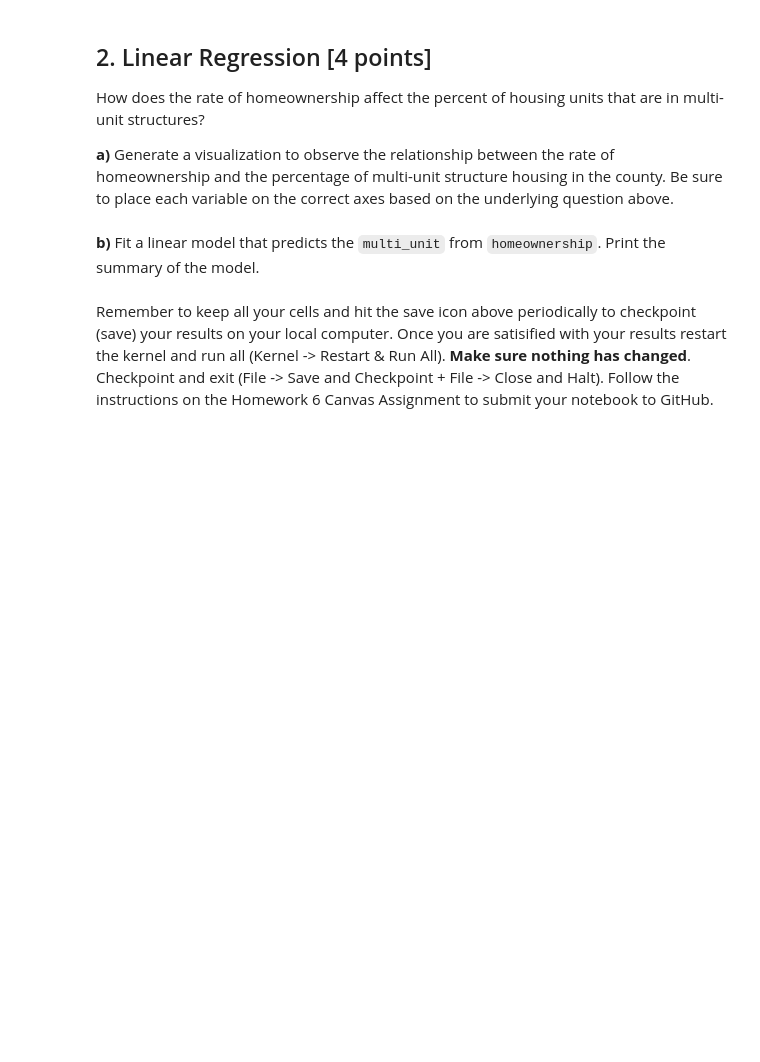
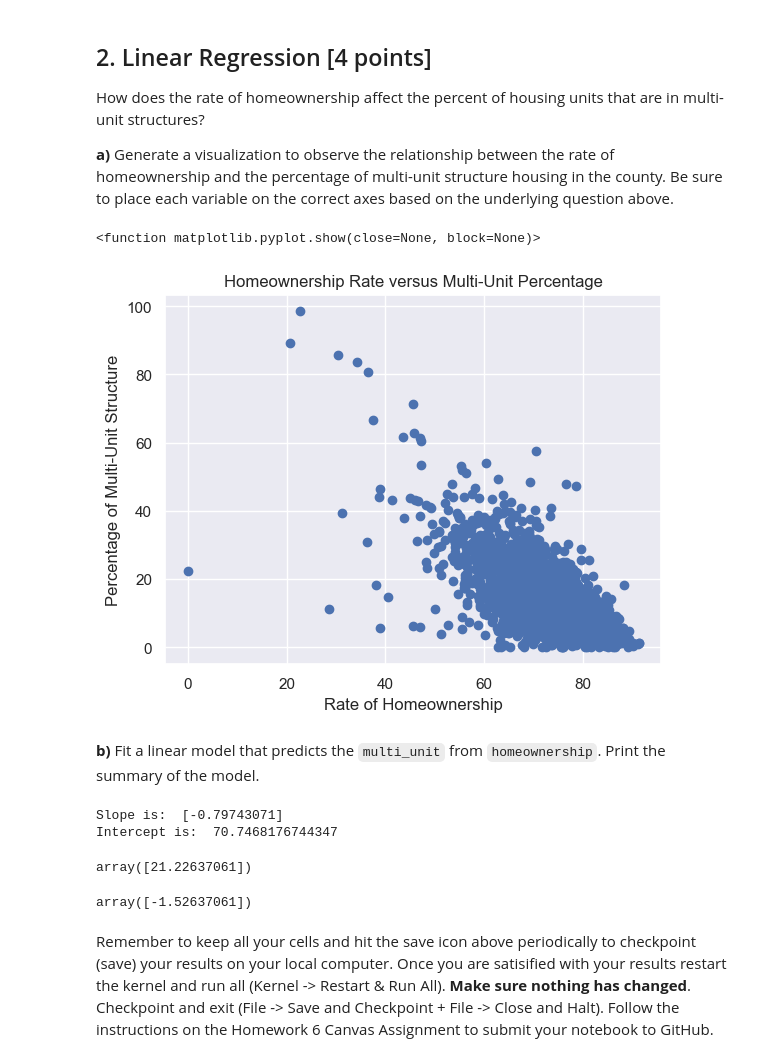
Before and after one commit to soobinj2/stat207, a Jupyter notebook: homework_06/homework_06.ipynb, the cells around one changed output. Saved outputs shown, nothing was run; the diff lists cells and outputs as text; code cells hidden in the pictures; blank space fills up the shorter version.

```diff
--- a/homework_06/homework_06.ipynb
+++ b/homework_06/homework_06.ipynb
@@ -69,7 +206,47 @@ Repeat this process 500 times, so that you have 500 different p-values in your d
 How does the rate of homeownership affect the percent of housing units that are in multi-unit structures?
 
 **a)** Generate a visualization to observe the relationship between the rate of homeownership and the percentage of multi-unit structure housing in the county.  Be sure to place each variable on the correct axes based on the underlying question above.
+# %%
+plt.scatter(df['homeownership'], df['multi_unit'])
+
+plt.title('Homeownership Rate versus Multi-Unit Percentage')
+plt.xlabel('Rate of Homeownership')
+plt.ylabel('Percentage of Multi-Unit Structure')
+plt.grid(True)
+
+plt.show
+# %% [output]
+<function matplotlib.pyplot.show(close=None, block=None)>
+[figure, added]
 # %% [markdown]
 **b)** Fit a linear model that predicts the `multi_unit` from `homeownership`.  Print the summary of the model.
+# %%
+from sklearn.linear_model import LinearRegression
+
+model = LinearRegression()
+model.fit(df[['homeownership']], df['multi_unit'])
+
+print('Slope is: ', model.coef_)
+
+print('Intercept is: ', model.intercept_)
+# %% [output]
+Slope is:  [-0.79743071]
+Intercept is:  70.7468176744347
+# %%
+homeownership_rate = 62.1
+
+fitted_val = model.intercept_ + model.coef_ * homeownership_rate
+
+fitted_val
+# %% [output]
+array([21.22637061])
+# %%
+q2_multi_unit_rate = 19.7
+
+residual = q2_multi_unit_rate - fitted_val
+
+residual
+# %% [output]
+array([-1.52637061])
 # %% [markdown]
 Remember to keep all your cells and hit the save icon above periodically to checkpoint (save) your results on your local computer. Once you are satisified with your results restart the kernel and run all (Kernel -> Restart & Run All). **Make sure nothing has changed**. Checkpoint and exit (File -> Save and Checkpoint + File -> Close and Halt). Follow the instructions on the Homework 6 Canvas Assignment to submit your notebook to GitHub.
```
Also changed, not shown: parts of 12 cells of this notebook.
